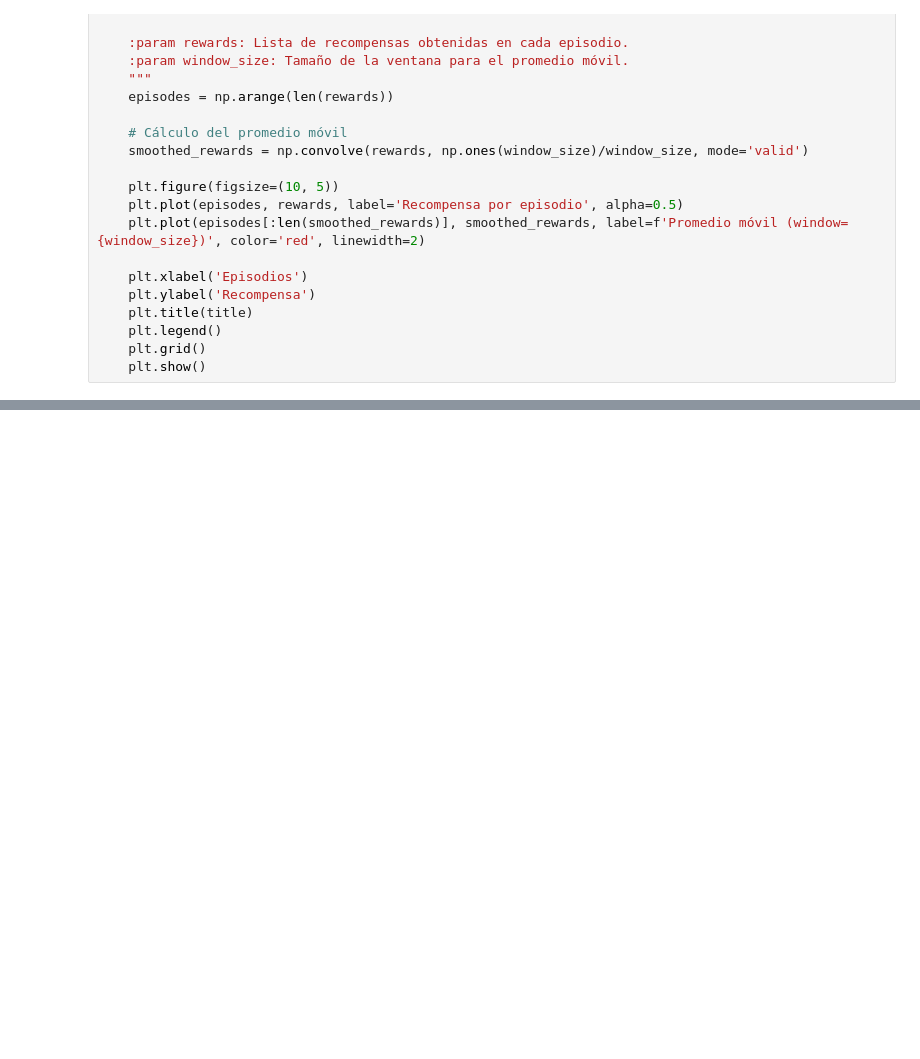
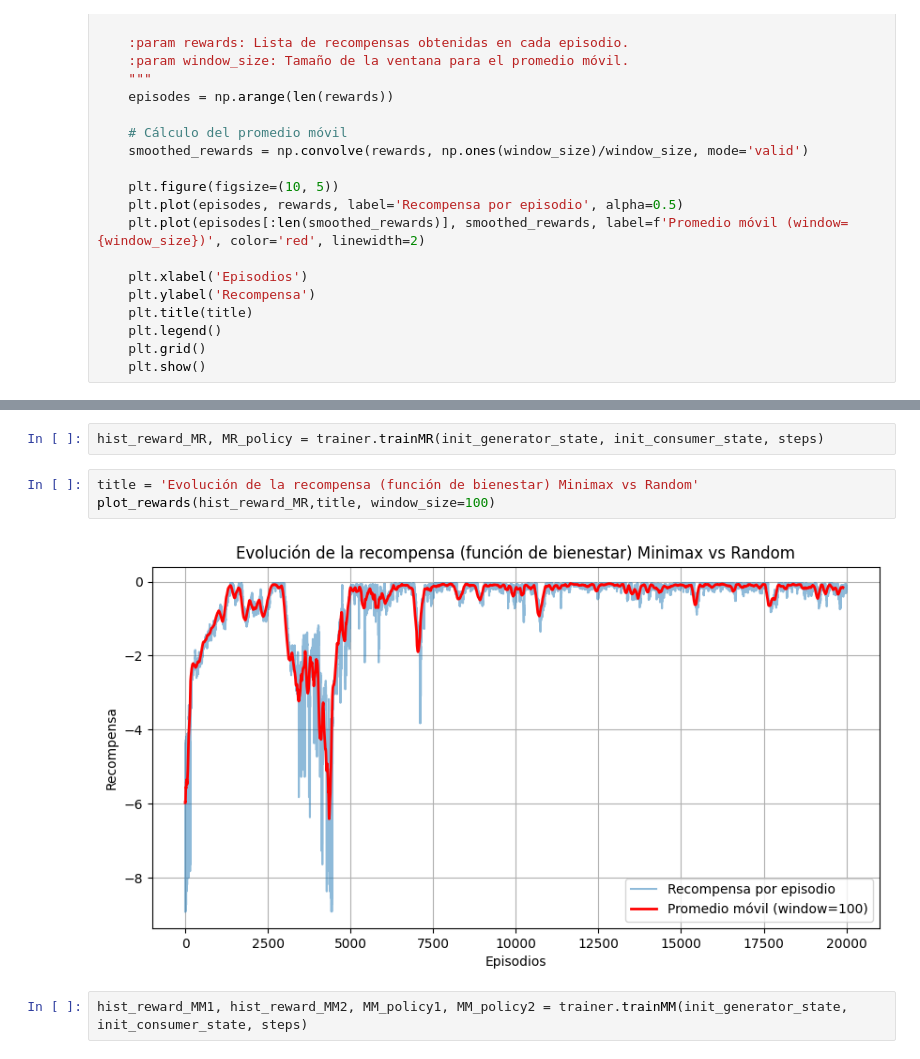
Before and after one commit to juanpabmedina/master_thesis, a Jupyter notebook: algorithms/p2p_game/p2p_energy_trading.ipynb, the cells around one changed output, grey strips where cells are left out. Drawn from its saved outputs; the diff is of its cells as text; blank space fills up the shorter version.

Commit message:
working the train but problems on the evaluation

```diff
--- a/algorithms/p2p_game/p2p_energy_trading.ipynb
+++ b/algorithms/p2p_game/p2p_energy_trading.ipynb
@@ -30,0 +81,9 @@ def plot_rewards(rewards, title, window_size=10):
+# %%
+hist_reward_MR, MR_policy = trainer.trainMR(init_generator_state, init_consumer_state, steps)
+# %%
+title = 'Evolución de la recompensa (función de bienestar) Minimax vs Random'
+plot_rewards(hist_reward_MR,title, window_size=100)
+# %% [output]
+[figure, added]
+# %%
+hist_reward_MM1, hist_reward_MM2, MM_policy1, MM_policy2 = trainer.trainMM(init_generator_state, init_consumer_state, steps)
```
Also changed, not shown: parts of 16 cells of this notebook, 4 other files.
